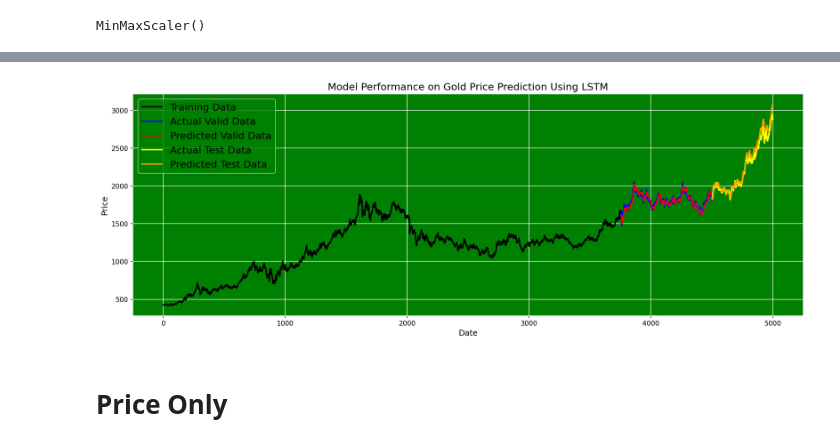
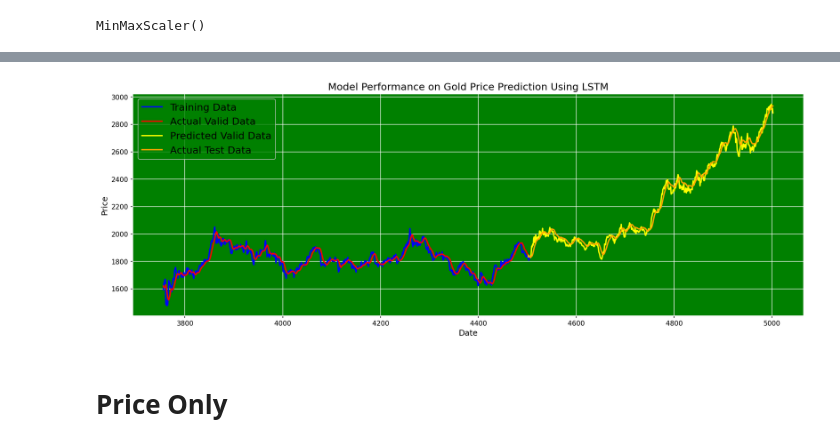
Before and after one commit to Phattharyu/CPE_232-Final_project-GoldPrediction-, a Jupyter notebook: Model_Training/Ryu_LSTM/Gold_Proj_LSTM.ipynb, the cells around one changed output, grey strips where cells are left out. Cells and saved outputs as stored; diff of their text form; code cells hidden in the pictures.

```diff
--- a/Model_Training/Ryu_LSTM/Gold_Proj_LSTM.ipynb
+++ b/Model_Training/Ryu_LSTM/Gold_Proj_LSTM.ipynb
@@ -180,11 +268,19 @@ y_val = []
 for i in range(window) :
   temp = train_data[i+train_size-window-window:i+train_size-window]
   temp = np.append(temp, train_data_sma10[i+train_size-window-window:i+train_size-window])
+  temp = np.append(temp, train_data_sma20[i+train_size-window-window:i+train_size-window])
+  temp = np.append(temp, train_data_high[i+train_size-window-window:i+train_size-window])
+  temp = np.append(temp, train_data_low[i+train_size-window-window:i+train_size-window])
+  temp = np.append(temp, train_data_open[i+train_size-window-window:i+train_size-window])
   x_val.append(temp)
   y_val.append(train_data[i+train_size-window])
 for i in range(val_size-window) :
   temp = val_data[i:i+window]
   temp = np.append(temp, val_data_sma10[i:i+window])
+  temp = np.append(temp, val_data_sma20[i:i+window])
+  temp = np.append(temp, val_data_high[i:i+window])
+  temp = np.append(temp, val_data_low[i:i+window])
+  temp = np.append(temp, val_data_open[i:i+window])
   x_val.append(temp)
   y_val.append(val_data[i+window])
 # %%
@@ -193,11 +289,19 @@ y_test = []
 for i in range(window) :
   temp = val_data[i-window-window+len(x_val):i+len(x_val)-window]
   temp = np.append(temp, val_data_sma10[i+len(x_val)-window-window:i+len(x_val)-window])
+  temp = np.append(temp, val_data_sma20[i+len(x_val)-window-window:i+len(x_val)-window])
+  temp = np.append(temp, val_data_high[i+len(x_val)-window-window:i+len(x_val)-window])
+  temp = np.append(temp, val_data_low[i+len(x_val)-window-window:i+len(x_val)-window])
+  temp = np.append(temp, val_data_open[i+len(x_val)-window-window:i+len(x_val)-window])
   x_test.append(temp)
   y_test.append(val_data[i+len(x_val)-window-window])
 for i in range(test_size-window) :
   temp = test_data[i:i+window]
   temp = np.append(temp, test_data_sma10[i:i+window])
+  temp = np.append(temp, test_data_sma20[i:i+window])
+  temp = np.append(temp, test_data_high[i:i+window])
+  temp = np.append(temp, test_data_low[i:i+window])
+  temp = np.append(temp, test_data_open[i:i+window])
   x_test.append(temp)
   y_test.append(test_data[i+window])
 # %%
@@ -236,12 +340,5 @@ model.add(Dropout(0.2))
 model.add(Dense(units=128,activation='relu'))
 model.add(Dense(units=1,activation='linear'))
 
-'''
-model = Sequential()
-model.add(InputLayer((x_train.shape[1],1)))
-model.add(LSTM(64))
-model.add(Dense(8,'relu'))
-model.add(Dense(1,'linear'))
-'''
 model.summary()
 # %% [output]
@@ -269,7 +366,7 @@ Model: "sequential_11"
  Trainable params: 145,625 (568.85 KB)
  Non-trainable params: 0 (0.00 B)
 # %%
-cp1 = ModelCheckpoint('model/lstm.keras',save_best_only = True,monitor='val_root_mean_squared_error',mode='min')
+cp1 = ModelCheckpoint('model/lstm.keras',save_best_only = True)
 model.compile(loss=MeanSquaredError(),optimizer=Adam(learning_rate = 0.00001),metrics = [RootMeanSquaredError()])
 # %%
 %%time
@@ -332,20 +429,20 @@ y_test_pred = scaler.inverse_transform(y_pred)
 # %%
 plt.figure(figsize=(18, 6), dpi=150)
 plt.rcParams['axes.facecolor'] = 'green'
 plt.rc('axes',edgecolor='white')
-plt.plot(df.index[:train_size], scaler.inverse_transform(train_data), color='black', lw=2)
+#plt.plot(df.index[:train_size], scaler.inverse_transform(train_data), color='black', lw=2)
 plt.plot(df.index[train_size:train_size+val_size], y_val_true, color='blue', lw=2) # Valid True
 plt.plot(df.index[train_size:train_size+val_size], y_val_pred, color='red', lw=2) # Valid Pred
 plt.plot(df.index[train_size+val_size-window:train_size+val_size+test_size-window], y_test_true, color='yellow', lw=2) # Test True
 plt.plot(df.index[train_size+val_size-window:train_size+val_size+test_size-window], y_test_pred, color='orange', lw=2)# Test Pred
 plt.title('Model Performance on Gold Price Prediction Using LSTM', fontsize=15)
 plt.xlabel('Date', fontsize=12)
 plt.ylabel('Price', fontsize=12)
 plt.legend(['Training Data', 'Actual Valid Data', 'Predicted Valid Data','Actual Test Data', 'Predicted Test Data'], loc='upper left', prop={'size': 15})
 plt.grid(color='white')
 plt.show()
 # %% [output]
-[figure, old version]
+[figure, new version]
 # %% [markdown]
 # **Price Only**
 # %%
```
Also changed, not shown: parts of 46 cells of this notebook.
